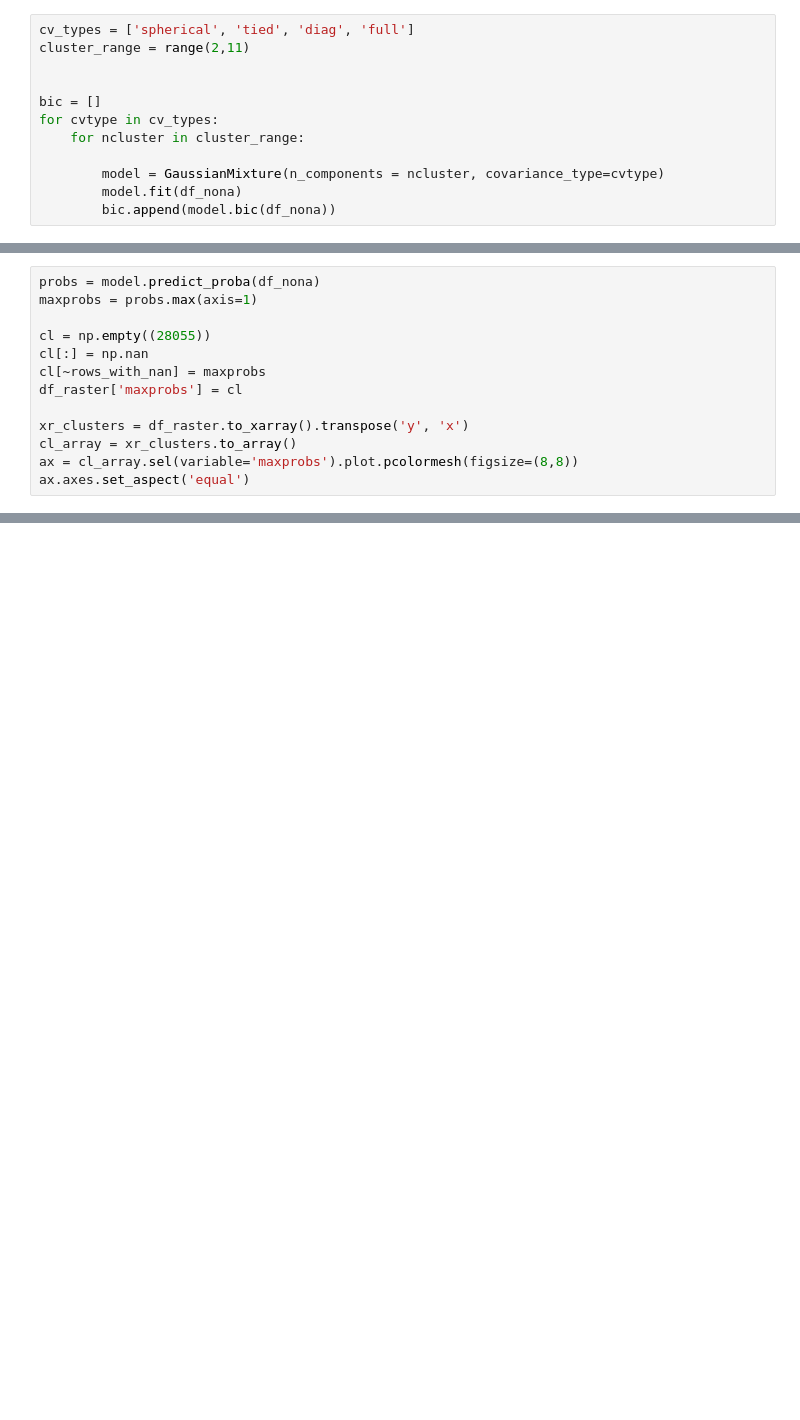
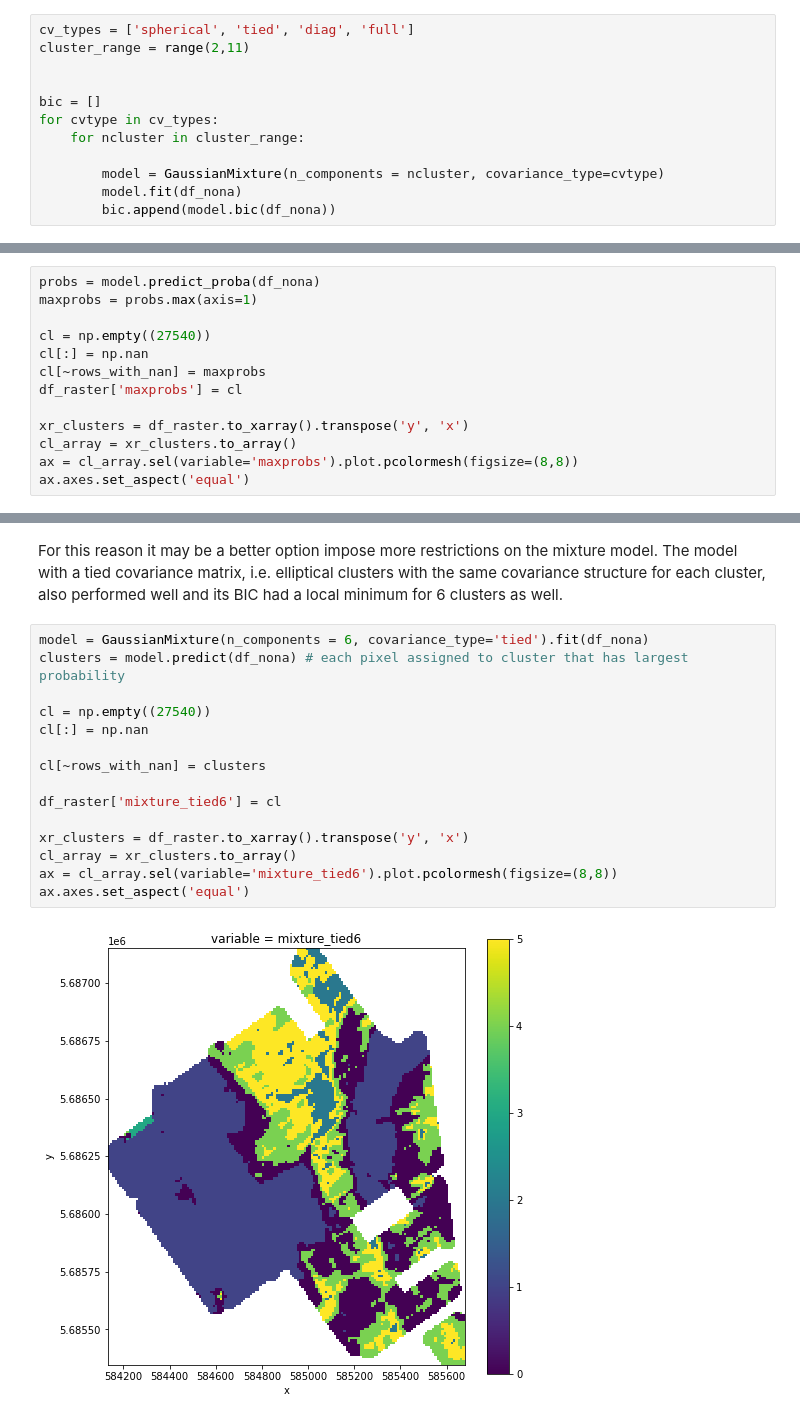
Before and after one commit to drdebivre/Thesis_EMIclass, a Jupyter notebook: 3.Gaussian_mixture.ipynb, the cells around one changed output, grey strips where cells are left out. Cells and saved outputs as stored; diff of their text form; blank space fills up the shorter version.

```diff
--- a/3.Gaussian_mixture.ipynb
+++ b/3.Gaussian_mixture.ipynb
@@ -104,7 +121,7 @@ ax.axes.set_aspect('equal')
 probs = model.predict_proba(df_nona)
 maxprobs = probs.max(axis=1)
 
-cl = np.empty((28055))
+cl = np.empty((27540))
 cl[:] = np.nan
 cl[~rows_with_nan] = maxprobs
 df_raster['maxprobs'] = cl
@@ -117,0 +143,19 @@ ax.axes.set_aspect('equal')
+# %% [markdown]
+For this reason it may be a better option impose more restrictions on the mixture model. The model with a tied covariance matrix, i.e. elliptical clusters with the same covariance structure for each cluster, also performed well and its BIC had a local minimum for 6 clusters as well.
+# %%
+model = GaussianMixture(n_components = 6, covariance_type='tied').fit(df_nona)
+clusters = model.predict(df_nona) # each pixel assigned to cluster that has largest probability
+
+cl = np.empty((27540))
+cl[:] = np.nan
+
+cl[~rows_with_nan] = clusters
+
+df_raster['mixture_tied6'] = cl
+
+xr_clusters = df_raster.to_xarray().transpose('y', 'x')
+cl_array = xr_clusters.to_array()
+ax = cl_array.sel(variable='mixture_tied6').plot.pcolormesh(figsize=(8,8))
+ax.axes.set_aspect('equal')
+# %% [output]
+[figure, added]
```
Also changed, not shown: parts of 13 cells of this notebook, 1 other file.
